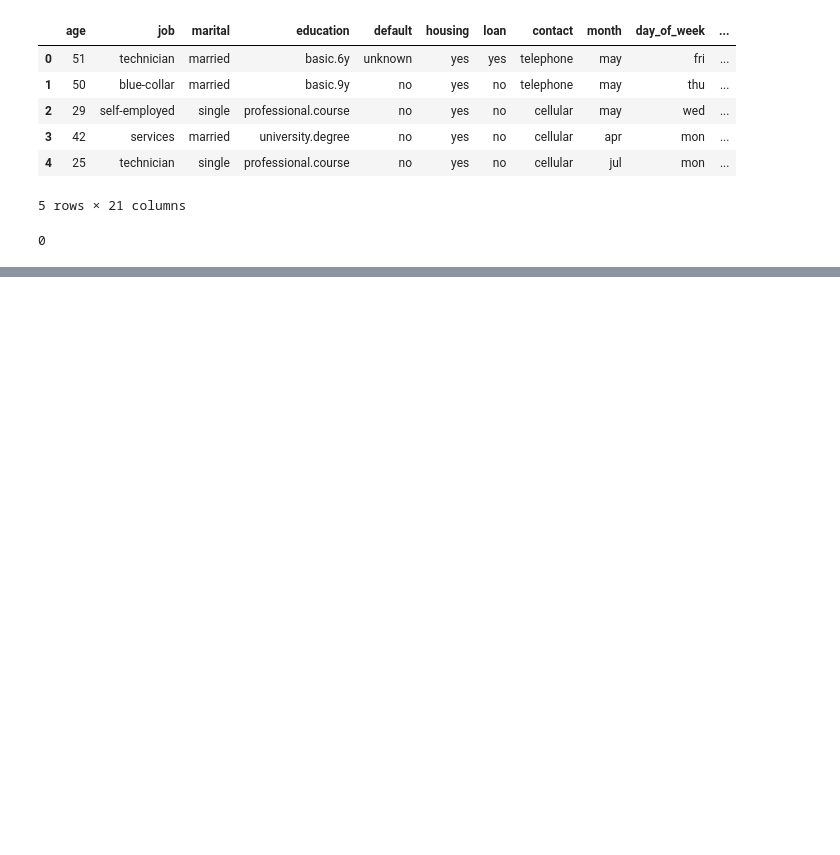
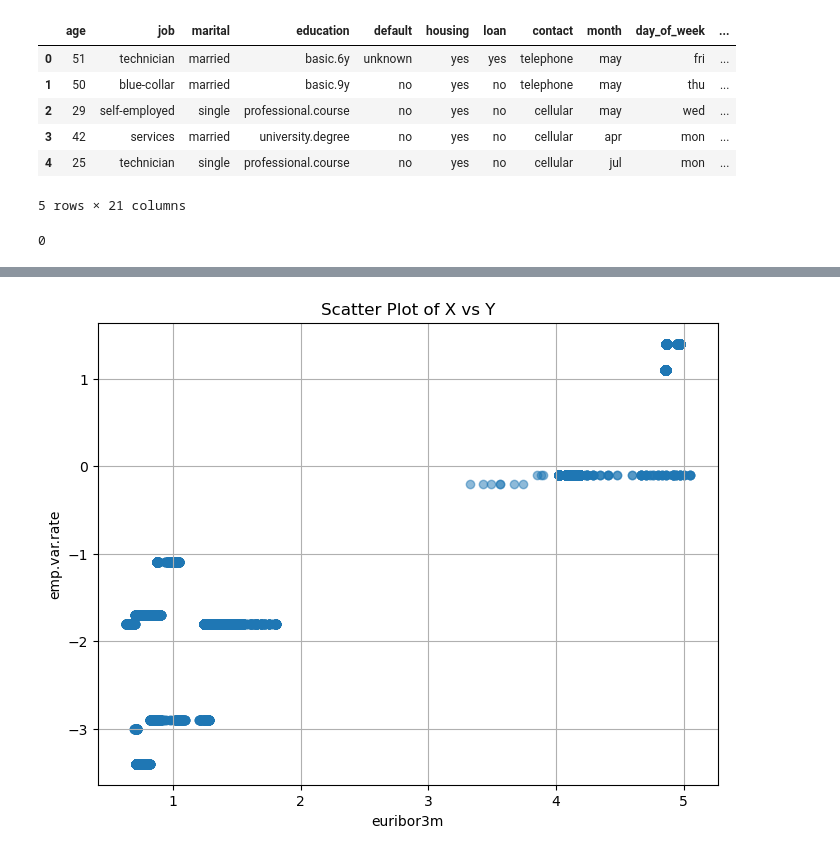
Before and after one commit to aleediazz03/aiml_competition, a Jupyter notebook: eda.ipynb, the cells around one changed output, grey strips where cells are left out. Drawn from its saved outputs; the diff is of its cells as text; code cells hidden in the pictures; blank space fills up the shorter version.

```diff
--- a/eda.ipynb
+++ b/eda.ipynb
@@ -30,0 +143,10 @@ plt.show()
+# %%
+plt.figure(figsize=(8, 6))
+plt.scatter(df['euribor3m'], df['emp.var.rate'], alpha=0.5)  # Plotting a scatter plot
+plt.title('Scatter Plot of X vs Y')
+plt.xlabel('euribor3m')
+plt.ylabel('emp.var.rate')
+plt.grid(True)
+plt.show()
+# %% [output]
+[figure, added]
```
Also changed, not shown: parts of 22 cells of this notebook.
